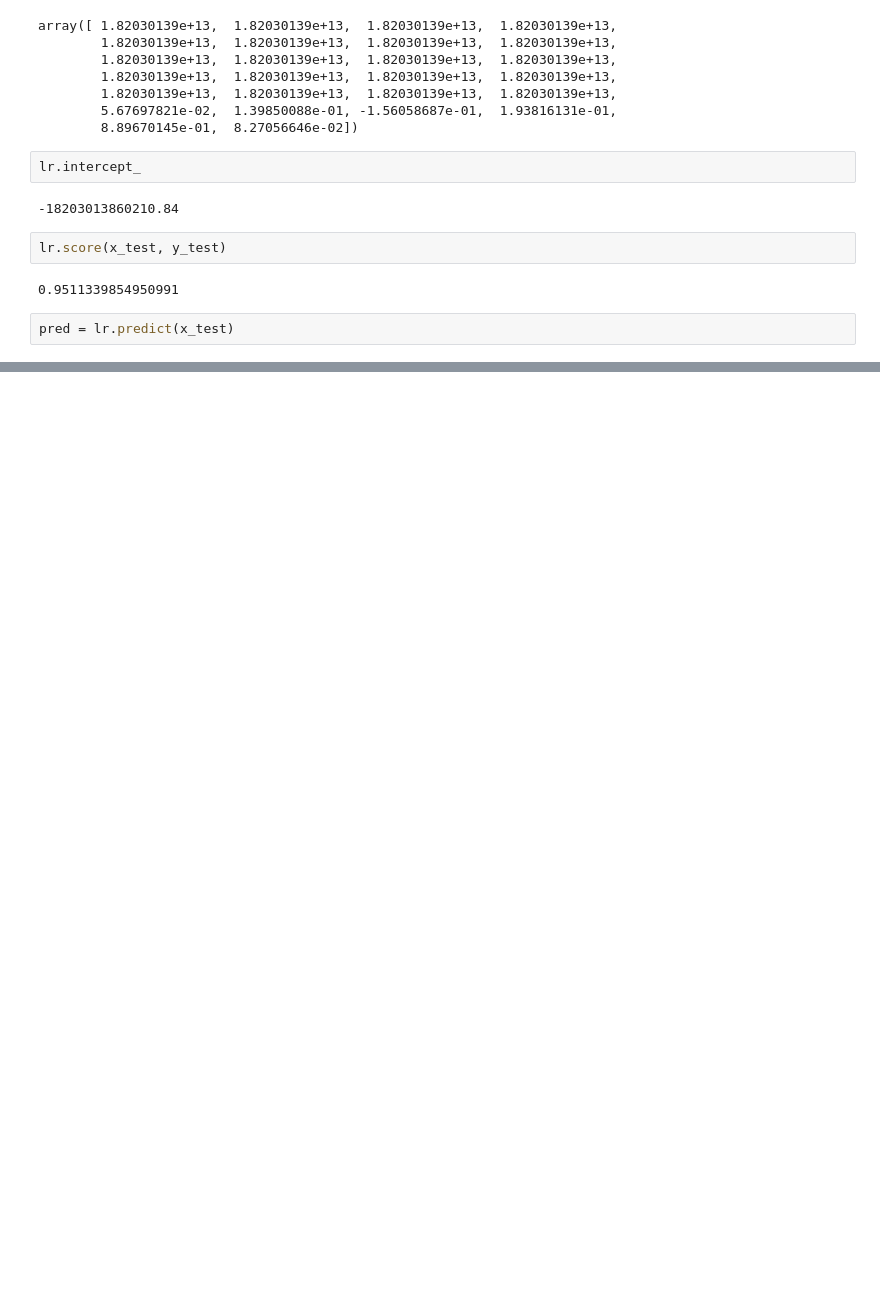
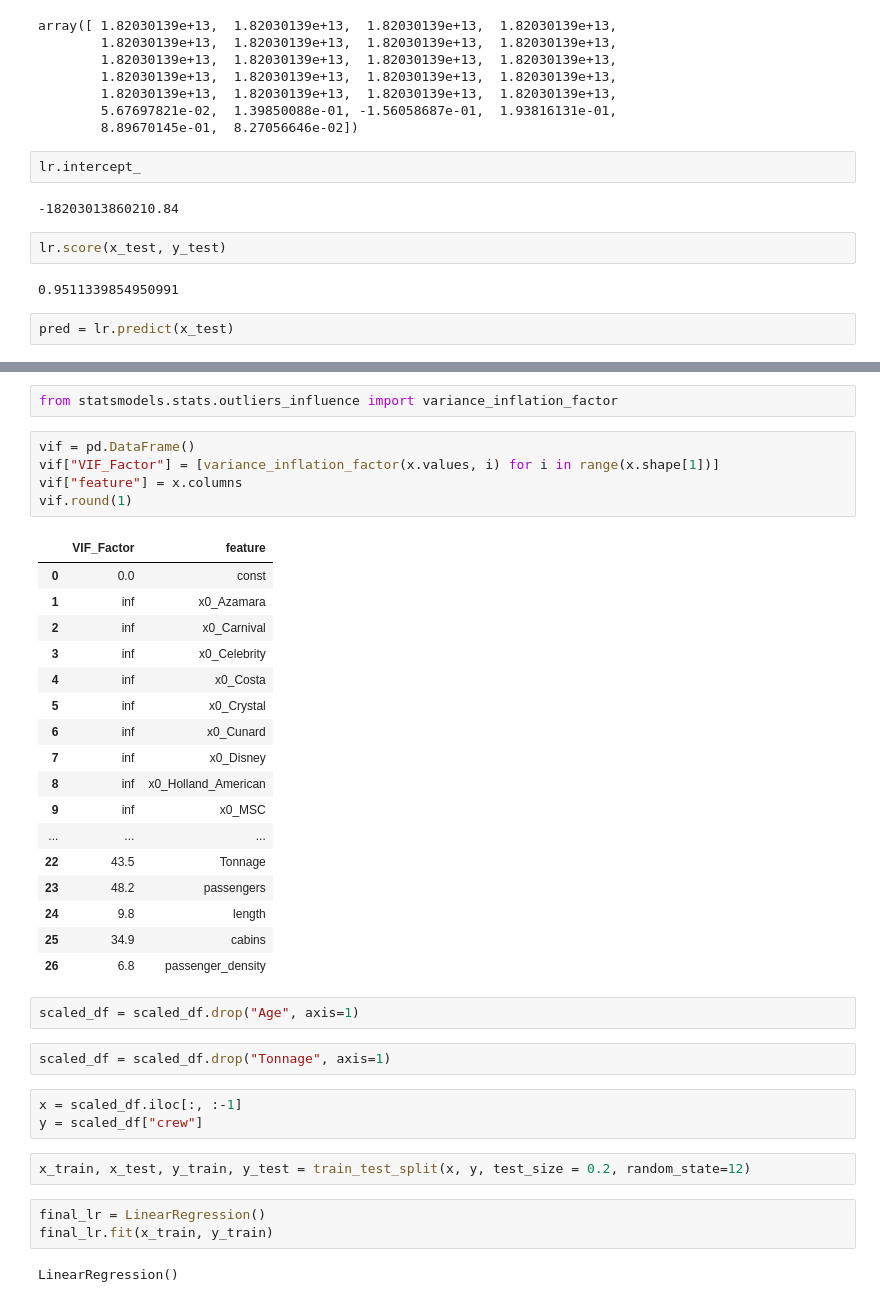
Before and after one commit to joannamooon/Learning-to-Machine-Learn, a Jupyter notebook: Linear Regression/cruiseship.ipynb, the cells around one changed output, grey strips where cells are left out. Drawn from its saved outputs; the diff is of its cells as text; blank space fills up the shorter version.

```diff
--- a/Linear Regression/cruiseship.ipynb
+++ b/Linear Regression/cruiseship.ipynb
@@ -211,0 +358,39 @@ import stat
+# %%
+from statsmodels.stats.outliers_influence import variance_inflation_factor
+# %%
+vif = pd.DataFrame()
+vif["VIF_Factor"] = [variance_inflation_factor(x.values, i) for i in range(x.shape[1])]
+vif["feature"] = x.columns
+vif.round(1)
+# %% [output]
+|  | VIF_Factor | feature |
+| 0 | 0.0 | const |
+| 1 | inf | x0_Azamara |
+| 2 | inf | x0_Carnival |
+| 3 | inf | x0_Celebrity |
+| 4 | inf | x0_Costa |
+| 5 | inf | x0_Crystal |
+| 6 | inf | x0_Cunard |
+| 7 | inf | x0_Disney |
+| 8 | inf | x0_Holland_American |
+| 9 | inf | x0_MSC |
+| ... | ... | ... |
+| 22 | 43.5 | Tonnage |
+| 23 | 48.2 | passengers |
+| 24 | 9.8 | length |
+| 25 | 34.9 | cabins |
+| 26 | 6.8 | passenger_density |
+# %%
+scaled_df = scaled_df.drop("Age", axis=1)
+# %%
+scaled_df = scaled_df.drop("Tonnage", axis=1)
+# %%
+x = scaled_df.iloc[:, :-1]
+y = scaled_df["crew"]
+# %%
+x_train, x_test, y_train, y_test = train_test_split(x, y, test_size = 0.2, random_state=12)
+# %%
+final_lr = LinearRegression()
+final_lr.fit(x_train, y_train)
+# %% [output]
+LinearRegression()
```
Also changed, not shown: parts of 20 cells of this notebook.
